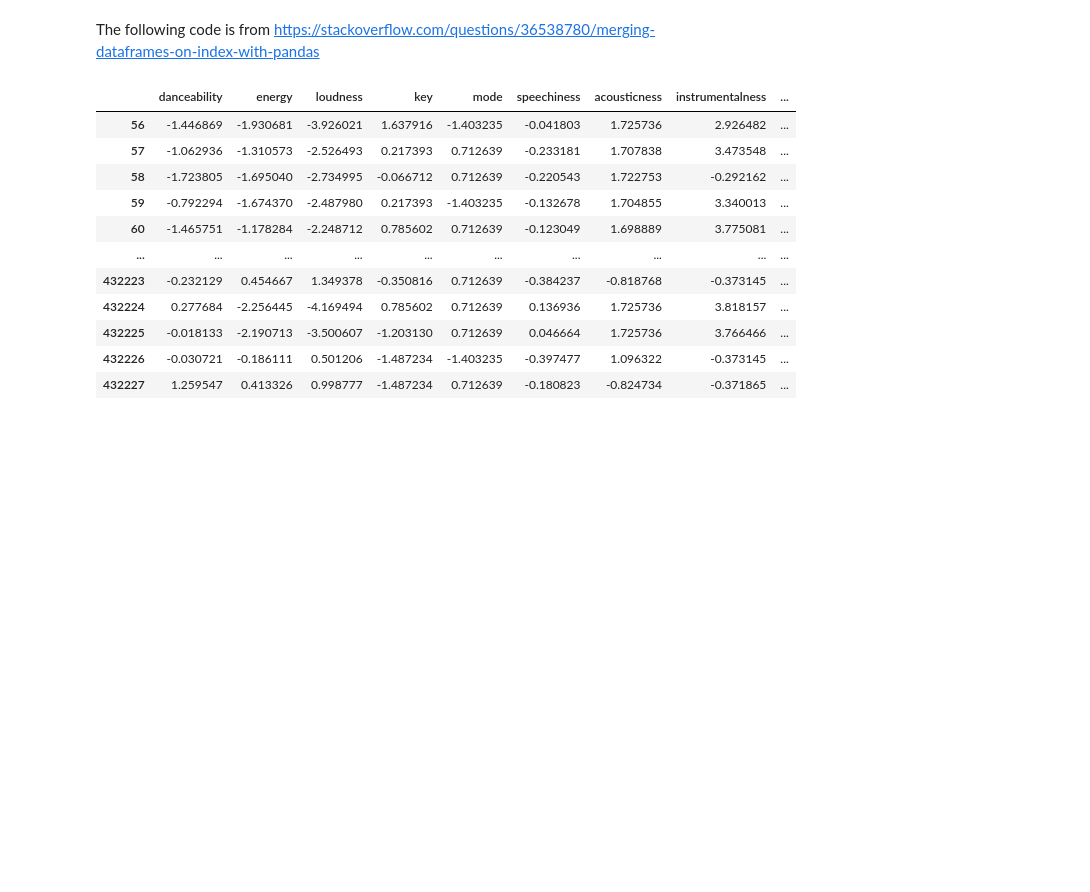
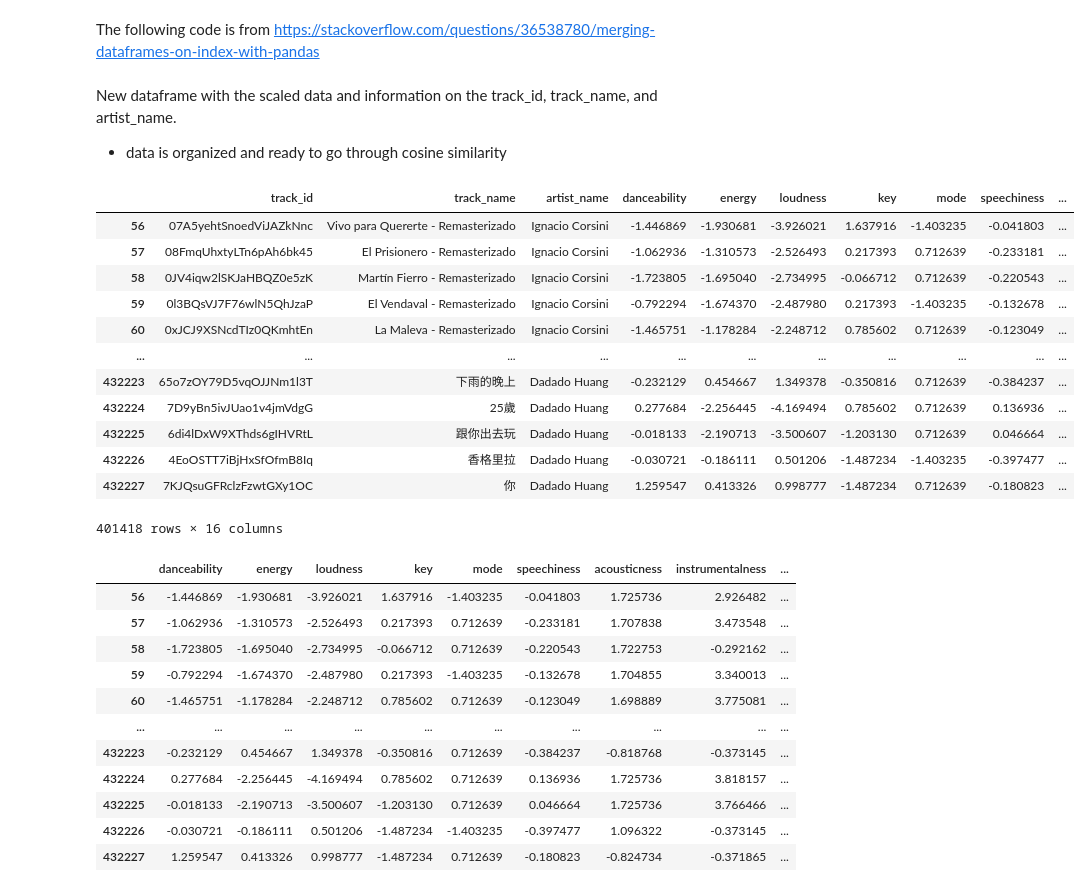
Before and after one commit to reedmartinson0405/Music-Rec-System, a Jupyter notebook: notebooks/Scratch_Cosine_Similarity_Algorithm.ipynb, the cells around one changed output. Saved outputs shown, nothing was run; the diff lists cells and outputs as text; code cells hidden in the pictures; blank space fills up the shorter version.

```diff
--- a/notebooks/Cosine Similarity Algorithm.ipynb
+++ b/notebooks/Scratch_Cosine_Similarity_Algorithm.ipynb
@@ -173,8 +159,26 @@ dtype: int64
 # %% [markdown]
 The following code is from
 https://stackoverflow.com/questions/36538780/merging-dataframes-on-index-with-pandas
+# %% [markdown]
+New dataframe with the scaled data and information on the track_id, track_name, and artist_name.
+- data is organized and ready to go through cosine similarity
 # %%
 df_mark = df_track_info.join(scaled_data, how='inner')
+df_mark
+# %% [output]
+|  | track_id | track_name | artist_name | danceability | energy | loudness | key | mode | speechiness | ... |
+| 56 | 07A5yehtSnoedViJAZkNnc | Vivo para Quererte - Remasterizado | Ignacio Corsini | -1.446869 | -1.930681 | -3.926021 | 1.637916 | -1.403235 | -0.041803 | ... |
+| 57 | 08FmqUhxtyLTn6pAh6bk45 | El Prisionero - Remasterizado | Ignacio Corsini | -1.062936 | -1.310573 | -2.526493 | 0.217393 | 0.712639 | -0.233181 | ... |
+| 58 | 0JV4iqw2lSKJaHBQZ0e5zK | Martín Fierro - Remasterizado | Ignacio Corsini | -1.723805 | -1.695040 | -2.734995 | -0.066712 | 0.712639 | -0.220543 | ... |
+| 59 | 0l3BQsVJ7F76wlN5QhJzaP | El Vendaval - Remasterizado | Ignacio Corsini | -0.792294 | -1.674370 | -2.487980 | 0.217393 | -1.403235 | -0.132678 | ... |
+| 60 | 0xJCJ9XSNcdTIz0QKmhtEn | La Maleva - Remasterizado | Ignacio Corsini | -1.465751 | -1.178284 | -2.248712 | 0.785602 | 0.712639 | -0.123049 | ... |
+| ... | ... | ... | ... | ... | ... | ... | ... | ... | ... | ... |
+| 432223 | 65o7zOY79D5vqOJJNm1l3T | 下雨的晚上 | Dadado Huang | -0.232129 | 0.454667 | 1.349378 | -0.350816 | 0.712639 | -0.384237 | ... |
+| 432224 | 7D9yBn5ivJUao1v4jmVdgG | 25歲 | Dadado Huang | 0.277684 | -2.256445 | -4.169494 | 0.785602 | 0.712639 | 0.136936 | ... |
+| 432225 | 6di4lDxW9XThds6gIHVRtL | 跟你出去玩 | Dadado Huang | -0.018133 | -2.190713 | -3.500607 | -1.203130 | 0.712639 | 0.046664 | ... |
+| 432226 | 4EoOSTT7iBjHxSfOfmB8Iq | 香格里拉 | Dadado Huang | -0.030721 | -0.186111 | 0.501206 | -1.487234 | -1.403235 | -0.397477 | ... |
+| 432227 | 7KJQsuGFRclzFzwtGXy1OC | 你 | Dadado Huang | 1.259547 | 0.413326 | 0.998777 | -1.487234 | 0.712639 | -0.180823 | ... |
+401418 rows × 16 columns
 # %%
 # refers to the columns to the right of artist name (all num cols)
 df_mark.iloc[:,3:]
```
Also changed, not shown: parts of 25 cells of this notebook, 3 other files.
